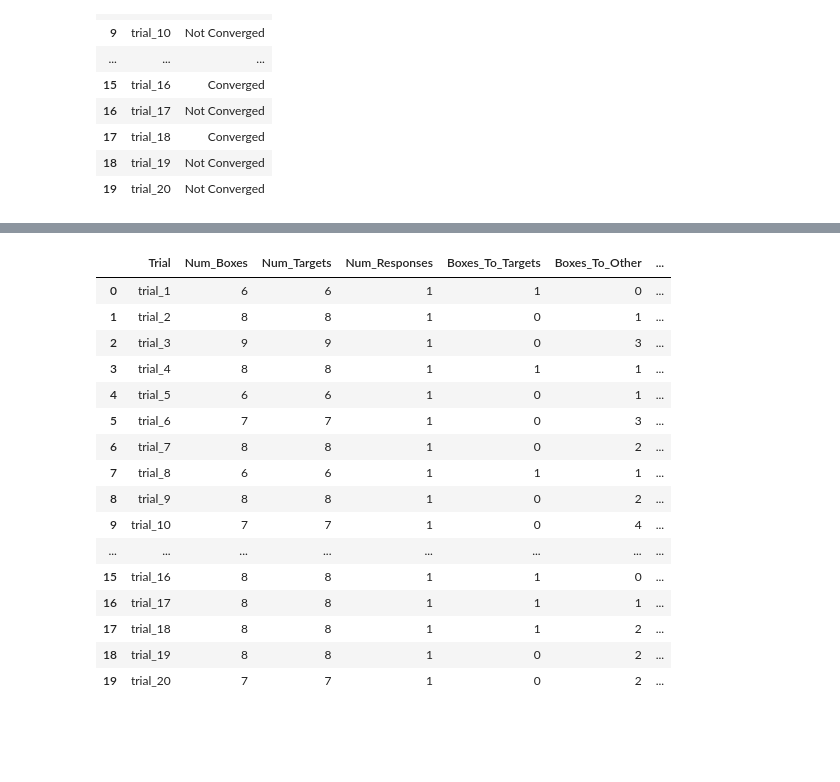
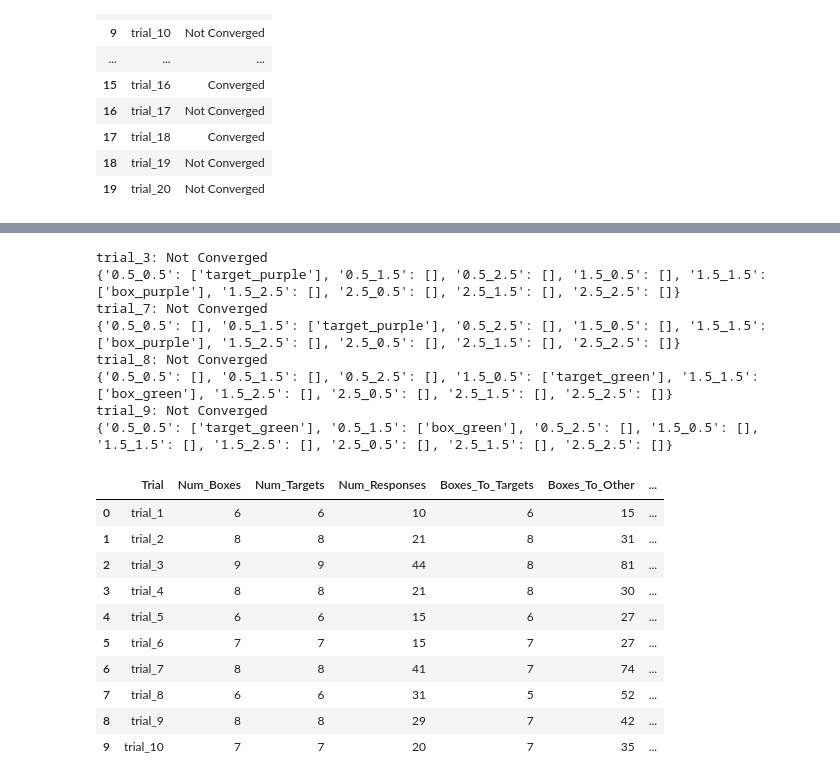
Before and after one commit to KevinBian107/RPLH, a Jupyter notebook: demos/notebooks/evaluation.ipynb, the cells around one changed output, grey strips where cells are left out. Saved outputs shown, nothing was run; the diff lists cells and outputs as text; code cells hidden in the pictures; blank space fills up the shorter version.

```diff
--- a/demos/notebooks/evaluation.ipynb
+++ b/demos/notebooks/evaluation.ipynb
@@ -185,20 +266,27 @@ success_df
+# %%
+base_dir = parent_folder / "gpt-standard-testing-nospy-env-1"
+df_nospy, agent_df, success_df, att_df, spy_df = get_data(base_dir, 10)
+# %% [output]
+trial_3: Not Converged
+{'0.5_0.5': ['target_purple'], '0.5_1.5': [], '0.5_2.5': [], '1.5_0.5': [], '1.5_1.5': ['box_purple'], '1.5_2.5': [], '2.5_0.5': [], '2.5_1.5': [], '2.5_2.5': []}
+trial_7: Not Converged
+{'0.5_0.5': [], '0.5_1.5': ['target_purple'], '0.5_2.5': [], '1.5_0.5': [], '1.5_1.5': ['box_purple'], '1.5_2.5': [], '2.5_0.5': [], '2.5_1.5': [], '2.5_2.5': []}
+trial_8: Not Converged
+{'0.5_0.5': [], '0.5_1.5': [], '0.5_2.5': [], '1.5_0.5': ['target_green'], '1.5_1.5': ['box_green'], '1.5_2.5': [], '2.5_0.5': [], '2.5_1.5': [], '2.5_2.5': []}
+trial_9: Not Converged
+{'0.5_0.5': ['target_green'], '0.5_1.5': ['box_green'], '0.5_2.5': [], '1.5_0.5': [], '1.5_1.5': [], '1.5_2.5': [], '2.5_0.5': [], '2.5_1.5': [], '2.5_2.5': []}
 # %%
-df.merge(success_df, on="Trial")
+df_nospy_merged = df_nospy.merge(success_df, on="Trial")
+df_nospy_merged
 # %% [output]
 |  | Trial | Num_Boxes | Num_Targets | Num_Responses | Boxes_To_Targets | Boxes_To_Other | ... |
-| 0 | trial_1 | 6 | 6 | 1 | 1 | 0 | ... |
-| 1 | trial_2 | 8 | 8 | 1 | 0 | 1 | ... |
-| 2 | trial_3 | 9 | 9 | 1 | 0 | 3 | ... |
-| 3 | trial_4 | 8 | 8 | 1 | 1 | 1 | ... |
-| 4 | trial_5 | 6 | 6 | 1 | 0 | 1 | ... |
-| 5 | trial_6 | 7 | 7 | 1 | 0 | 3 | ... |
-| 6 | trial_7 | 8 | 8 | 1 | 0 | 2 | ... |
-| 7 | trial_8 | 6 | 6 | 1 | 1 | 1 | ... |
-| 8 | trial_9 | 8 | 8 | 1 | 0 | 2 | ... |
-| 9 | trial_10 | 7 | 7 | 1 | 0 | 4 | ... |
-| ... | ... | ... | ... | ... | ... | ... | ... |
-| 15 | trial_16 | 8 | 8 | 1 | 1 | 0 | ... |
-| 16 | trial_17 | 8 | 8 | 1 | 1 | 1 | ... |
-| 17 | trial_18 | 8 | 8 | 1 | 1 | 2 | ... |
-| 18 | trial_19 | 8 | 8 | 1 | 0 | 2 | ... |
-| 19 | trial_20 | 7 | 7 | 1 | 0 | 2 | ... |
+| 0 | trial_1 | 6 | 6 | 10 | 6 | 15 | ... |
+| 1 | trial_2 | 8 | 8 | 21 | 8 | 31 | ... |
+| 2 | trial_3 | 9 | 9 | 44 | 8 | 81 | ... |
+| 3 | trial_4 | 8 | 8 | 21 | 8 | 30 | ... |
+| 4 | trial_5 | 6 | 6 | 15 | 6 | 27 | ... |
+| 5 | trial_6 | 7 | 7 | 15 | 7 | 27 | ... |
+| 6 | trial_7 | 8 | 8 | 41 | 7 | 74 | ... |
+| 7 | trial_8 | 6 | 6 | 31 | 5 | 52 | ... |
+| 8 | trial_9 | 8 | 8 | 29 | 7 | 42 | ... |
+| 9 | trial_10 | 7 | 7 | 20 | 7 | 35 | ... |
```
Also changed, not shown: parts of 22 cells of this notebook, 5 other files.
